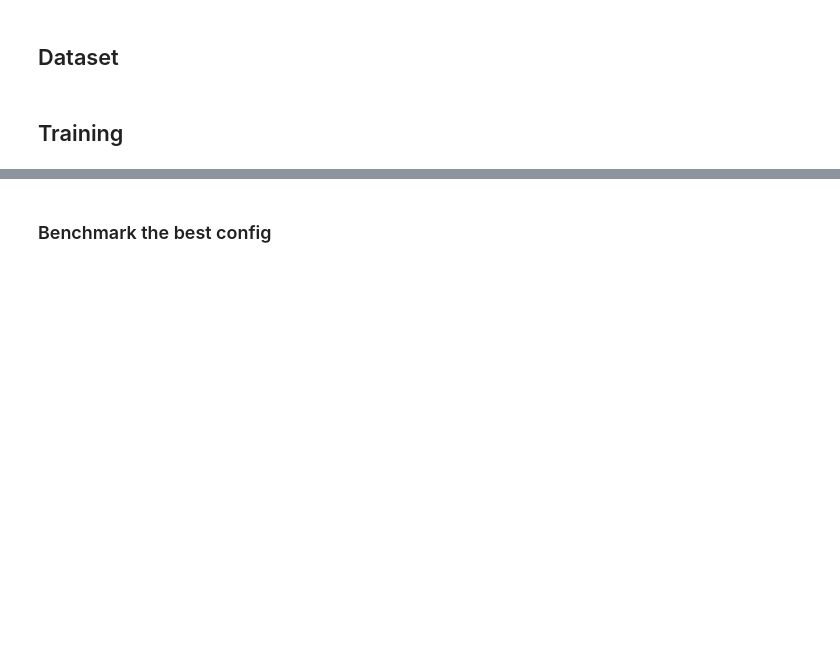
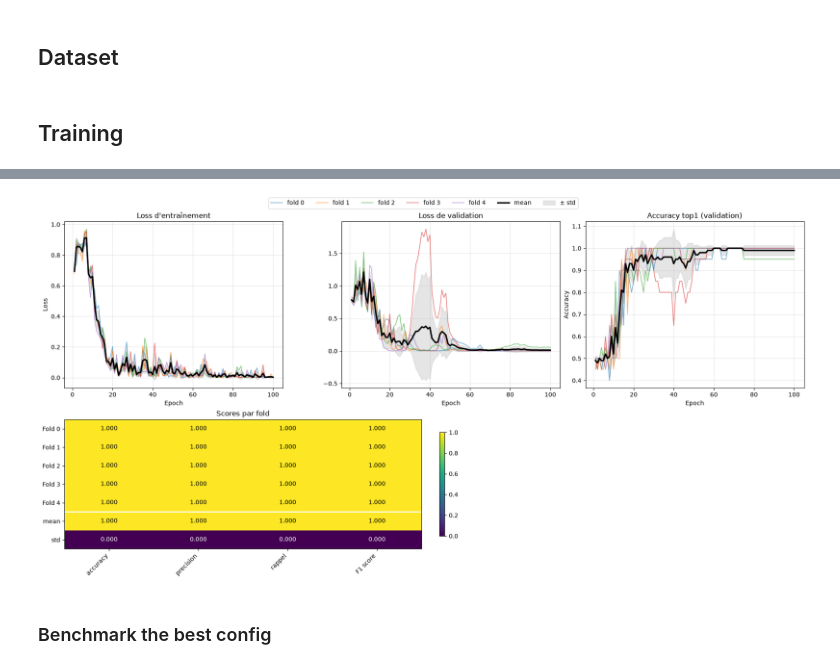
Before and after one commit to DigitalHolography/LeftRightEyeClassification, a Jupyter notebook: kfold.ipynb, the cells around one changed output, grey strips where cells are left out. Saved outputs shown, nothing was run; the diff lists cells and outputs as text; code cells hidden in the pictures; blank space fills up the shorter version.

```diff
--- a/kfold.ipynb
+++ b/kfold.ipynb
@@ -142,8 +142,8 @@ def kfold_cross_validation(n: int, dataset: str, config: dict):
 # %%
 config = {"model": "models/yolo11x-cls.pt",
             "optimizer": 'SGD',
-            "batch": 32,
-            "epochs": 25,
+            "batch": 16,
+            "epochs": 100,
             "imgsz": 512}
 
 histories, metrics = kfold_cross_validation(5, "dataset/kfold", config)
@@ -151,3 +174,9 @@ metrics
+# %%
+fig = plot_kfold_report(histories, metrics, ["accuracy", "precision", "rappel", "F1 score"])
+add_text_to_report("model: yolo11x-cls.pt")
+add_fig_to_report(fig)
+# %% [output]
+[figure, added]
 # %% [markdown]
 ### Benchmark the best config
 # %%
```
Also changed, not shown: parts of 2 cells of this notebook, 46 other files.
